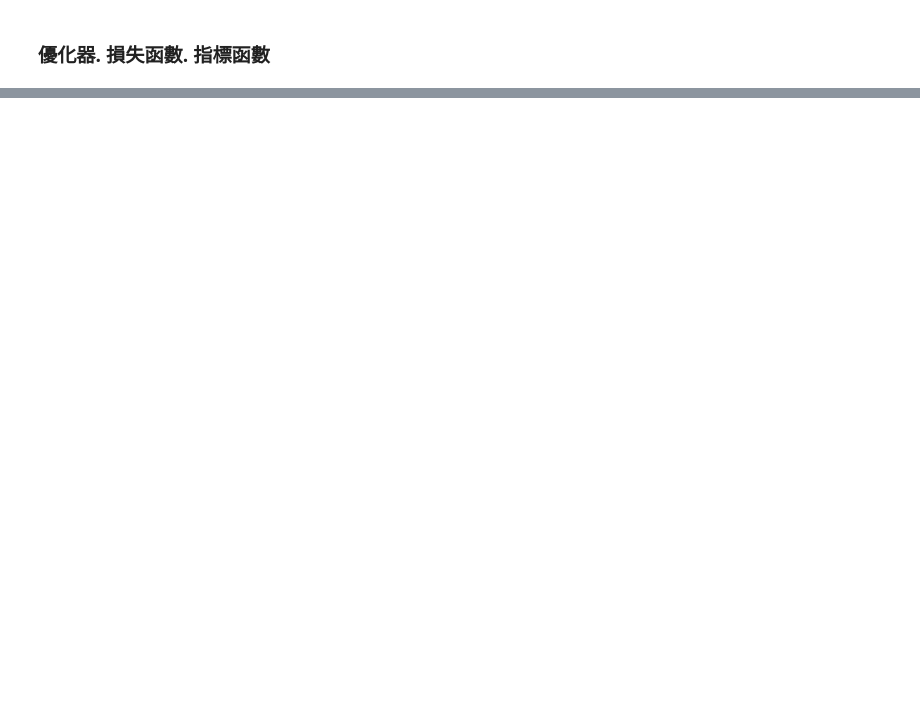
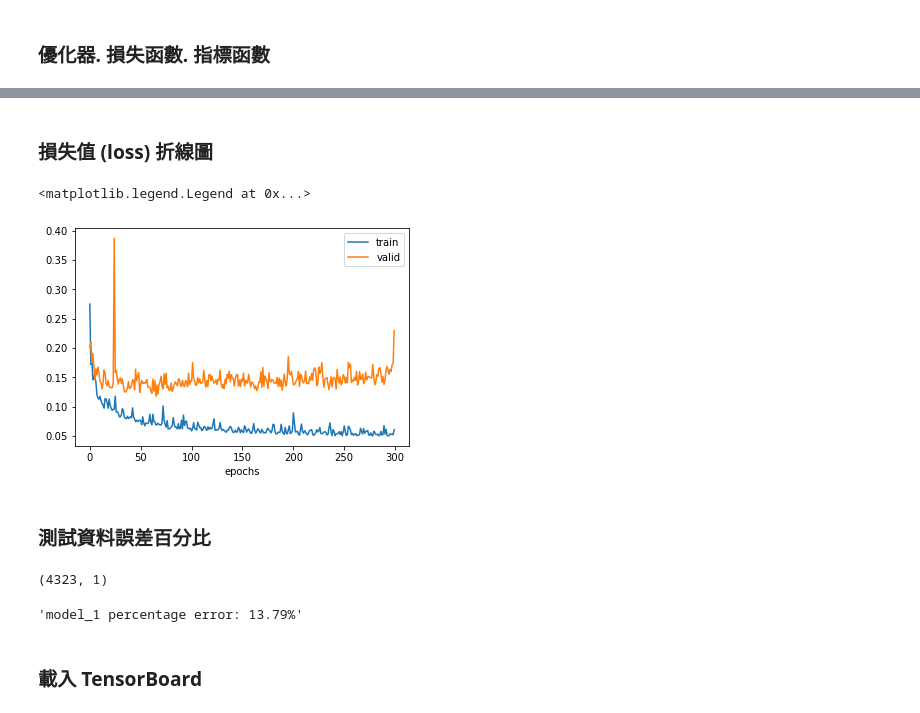
Before and after one commit to billy0402/python-machine-learning, a Jupyter notebook: house_sales_prediction.ipynb, the cells around one changed output, grey strips where cells are left out. Drawn from its saved outputs; the diff is of its cells as text; code cells hidden in the pictures; blank space fills up the shorter version.

```diff
--- a/house_sales_prediction.ipynb
+++ b/house_sales_prediction.ipynb
@@ -138,6 +140,6 @@ _________________________________________________________________
 # %% [markdown]
 ### 優化器. 損失函數. 指標函數
 # %%
-model.compile(keras.optimizers.Adam(0.001),
-             loss=keras.losses.MeanSquaredError(),
-             metrics=[keras.metrics.MeanAbsoluteError()])
+model_1.compile(keras.optimizers.Adam(0.01),
+              loss=keras.losses.MeanSquaredError(),
+              metrics=[keras.metrics.MeanAbsoluteError()])
@@ -143,0 +148,12 @@ model.compile(keras.optimizers.Adam(0.001),
+# %%
+log_dir = os.path.join('logs', 'model_1')
+model_cbs = keras.callbacks.TensorBoard(log_dir=log_dir)
+
+model_dir = 'logs/models'
+if not os.path.exists(model_dir):
+    os.makedirs(model_dir)
+
+model_mcp = keras.callbacks.ModelCheckpoint(model_dir + '/Best-Model-1.h5',
+                                            monitor='val_mean_absolute_error',
+                                            save_best_only=True,
+                                            mode='min')
@@ -143,0 +162,9 @@ model.compile(keras.optimizers.Adam(0.001),
+# %%
+history = model_1.fit(x_train, y_train,
+                    batch_size=64,
+                    epochs=300,
+                    validation_data=(x_valid, y_valid),
+                    callbacks=[model_cbs, model_mcp],
+                    verbose=0)
+
+history.history.keys()
@@ -143,0 +185,29 @@ model.compile(keras.optimizers.Adam(0.001),
+# %% [markdown]
+### 損失值 (loss) 折線圖
+# %%
+fig = plt.figure()
+plt.plot(history.history['loss'], label='train')
+plt.plot(history.history['val_loss'], label='valid')
+plt.xlabel('metrics')
+plt.xlabel('epochs')
+plt.legend(loc='upper right')
+# %% [output]
+<matplotlib.legend.Legend at 0x...>
+[figure, added]
+# %% [markdown]
+### 測試資料誤差百分比
+# %%
+model_1.load_weights('logs/models/Best-Model-1.h5')
+y_test = np.array(test_data['price'])
+test_data = (test_data - mean) / std
+x_test = np.array(test_data.drop('price', axis='columns'))
+y_pred = model_1.predict(x_test)
+print(y_pred.shape)
+y_pred = np.reshape(y_pred * std['price'] + mean['price'], y_test.shape)
+percentage_error = np.mean(np.abs(y_test - y_pred)) / np.mean(y_test) * 100
+f'model_1 percentage error: {percentage_error:.2f}%'
+# %% [output]
+(4323, 1)
+'model_1 percentage error: 13.79%'
+# %% [markdown]
+### 載入 TensorBoard
```
Also changed, not shown: parts of 8 cells of this notebook.
